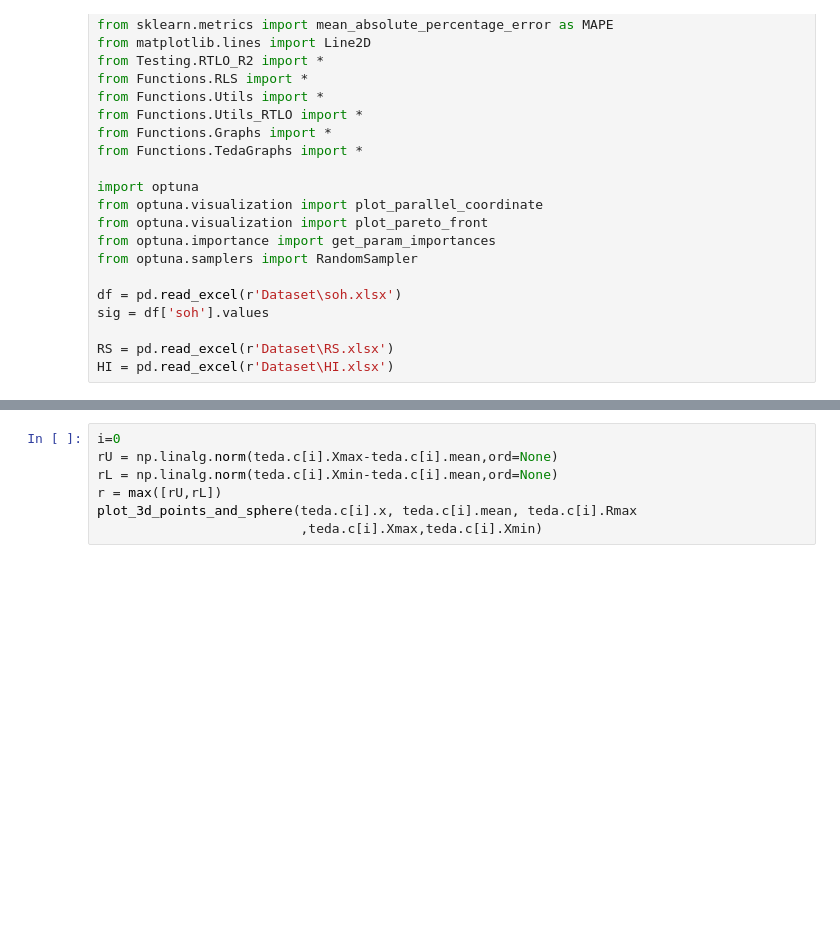
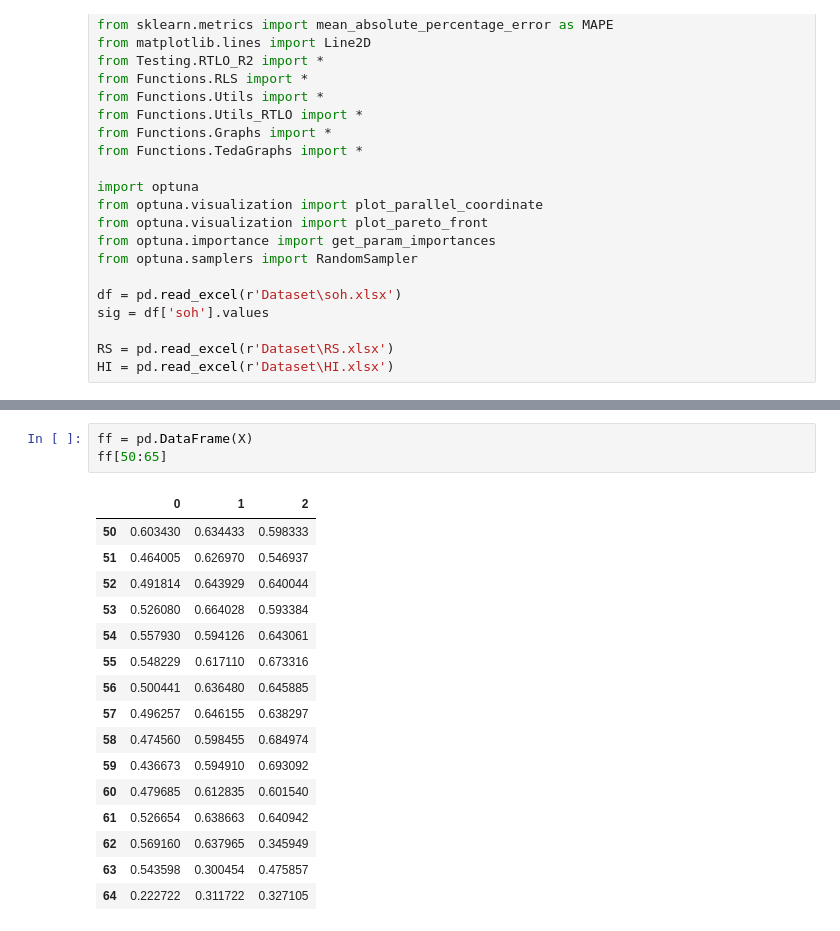
Before and after one commit to cduartes0203/Batteries_Prognostics, a Jupyter notebook: test_AutoCloudPred_R00.ipynb, the cells around one changed output, grey strips where cells are left out. Drawn from its saved outputs; the diff is of its cells as text; blank space fills up the shorter version.

```diff
--- a/test_AutoCloudPred_R00.ipynb
+++ b/test_AutoCloudPred_R00.ipynb
@@ -660,7 +621,20 @@ teda.c[0].Rmax = 0.11896216453658327
-# %%
-i=0
-rU = np.linalg.norm(teda.c[i].Xmax-teda.c[i].mean,ord=None)
-rL = np.linalg.norm(teda.c[i].Xmin-teda.c[i].mean,ord=None)
-r = max([rU,rL])
-plot_3d_points_and_sphere(teda.c[i].x, teda.c[i].mean, teda.c[i].Rmax
-                          ,teda.c[i].Xmax,teda.c[i].Xmin)
+# %%
+ff = pd.DataFrame(X)
+ff[50:65]
+# %% [output]
+|  | 0 | 1 | 2 |
+| 50 | 0.603430 | 0.634433 | 0.598333 |
+| 51 | 0.464005 | 0.626970 | 0.546937 |
+| 52 | 0.491814 | 0.643929 | 0.640044 |
+| 53 | 0.526080 | 0.664028 | 0.593384 |
+| 54 | 0.557930 | 0.594126 | 0.643061 |
+| 55 | 0.548229 | 0.617110 | 0.673316 |
+| 56 | 0.500441 | 0.636480 | 0.645885 |
+| 57 | 0.496257 | 0.646155 | 0.638297 |
+| 58 | 0.474560 | 0.598455 | 0.684974 |
+| 59 | 0.436673 | 0.594910 | 0.693092 |
+| 60 | 0.479685 | 0.612835 | 0.601540 |
+| 61 | 0.526654 | 0.638663 | 0.640942 |
+| 62 | 0.569160 | 0.637965 | 0.345949 |
+| 63 | 0.543598 | 0.300454 | 0.475857 |
+| 64 | 0.222722 | 0.311722 | 0.327105 |
```
Also changed, not shown: parts of 12 cells of this notebook.
